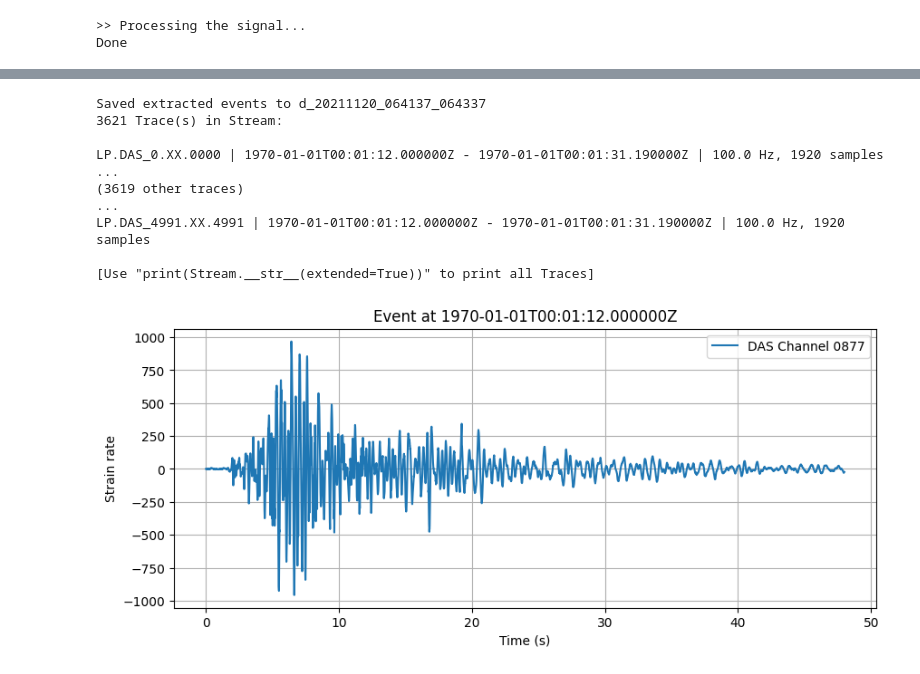
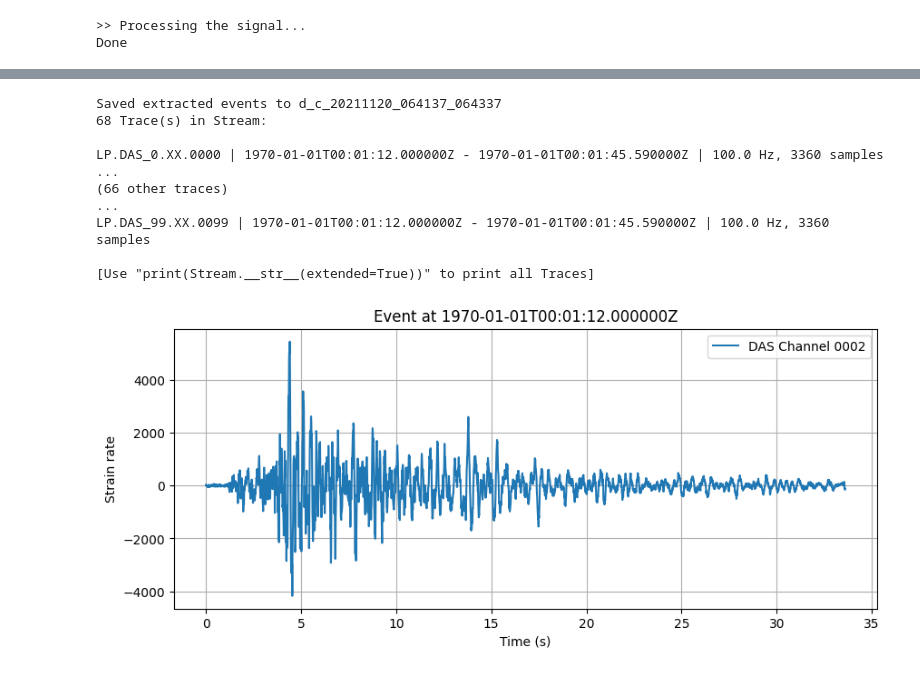
Before and after one commit to Javier-FernandezCarabantes/RNN-DAS, a Jupyter notebook: example/RNN-DAS_LaPalma.ipynb, the cells around one changed output, grey strips where cells are left out. Saved outputs shown, nothing was run; the diff lists cells and outputs as text; code cells hidden in the pictures.

```diff
--- a/example/RNN-DAS_LaPalma.ipynb
+++ b/example/RNN-DAS_LaPalma.ipynb
@@ -61,7 +61,7 @@ def load_h5(name_id, path="H5_data"):
     # Return the loaded data and attributes
     return data, dt_s, dx_m, begin_date
 
-H, dt, dx, start_time = load_h5("d_20211120_064137_064337") #event_id= d_20211120_064137_064337
+H, dt, dx, start_time = load_h5("d_c_20211120_064137_064337") #event_id= d_20211120_064137_064337 but only the first 100 channels for memory sake in the GitHub repository
 # %%
 # Pre-processing of the data
 H=process_H(H[:, :])
@@ -205,32 +204,32 @@ results.head()
 stream = extract_events_to_mseed(H, results, fsamp=100, threshold=0.9, output_file=f"{event_id}", network_code="LP", station_prefix="DAS", location_code="XX")
 print(stream)
 # %% [output]
-Saved extracted events to d_20211120_064137_064337
-3621 Trace(s) in Stream:
+Saved extracted events to d_c_20211120_064137_064337
+68 Trace(s) in Stream:
 
-LP.DAS_0.XX.0000 | 1970-01-01T00:01:12.000000Z - 1970-01-01T00:01:31.190000Z | 100.0 Hz, 1920 samples
+LP.DAS_0.XX.0000 | 1970-01-01T00:01:12.000000Z - 1970-01-01T00:01:45.590000Z | 100.0 Hz, 3360 samples
 ...
-(3619 other traces)
+(66 other traces)
 ...
-LP.DAS_4991.XX.4991 | 1970-01-01T00:01:12.000000Z - 1970-01-01T00:01:31.190000Z | 100.0 Hz, 1920 samples
+LP.DAS_99.XX.0099 | 1970-01-01T00:01:12.000000Z - 1970-01-01T00:01:45.590000Z | 100.0 Hz, 3360 samples
 
 [Use "print(Stream.__str__(extended=True))" to print all Traces]
 # %%
 # Accessing traces
-trace = stream[700]  # You can change the index to view other traces
+trace = stream[2]  # You can change the index to view other traces
 
 # Get data and timestamps
 data = trace.data
 times = np.linspace(0, len(data) / trace.stats.sampling_rate, len(data))
 
 # Plot the trace
 plt.figure(figsize=(10, 4))
 plt.plot(times, data, label=f"DAS Channel {trace.stats.channel}")
 plt.xlabel("Time (s)")
 plt.ylabel("Strain rate")
 plt.title(f"Event at {trace.stats.starttime}")
 plt.legend()
 plt.grid()
 plt.show()
 # %% [output]
-[figure, old version]
+[figure, new version]
```
Also changed, not shown: parts of 6 cells of this notebook.
